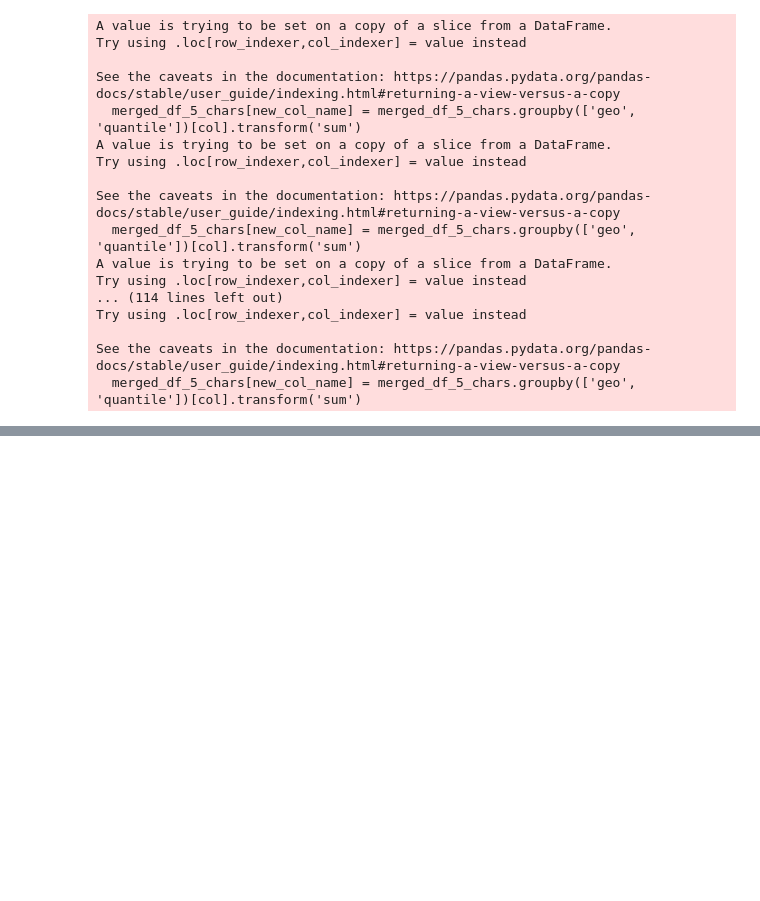
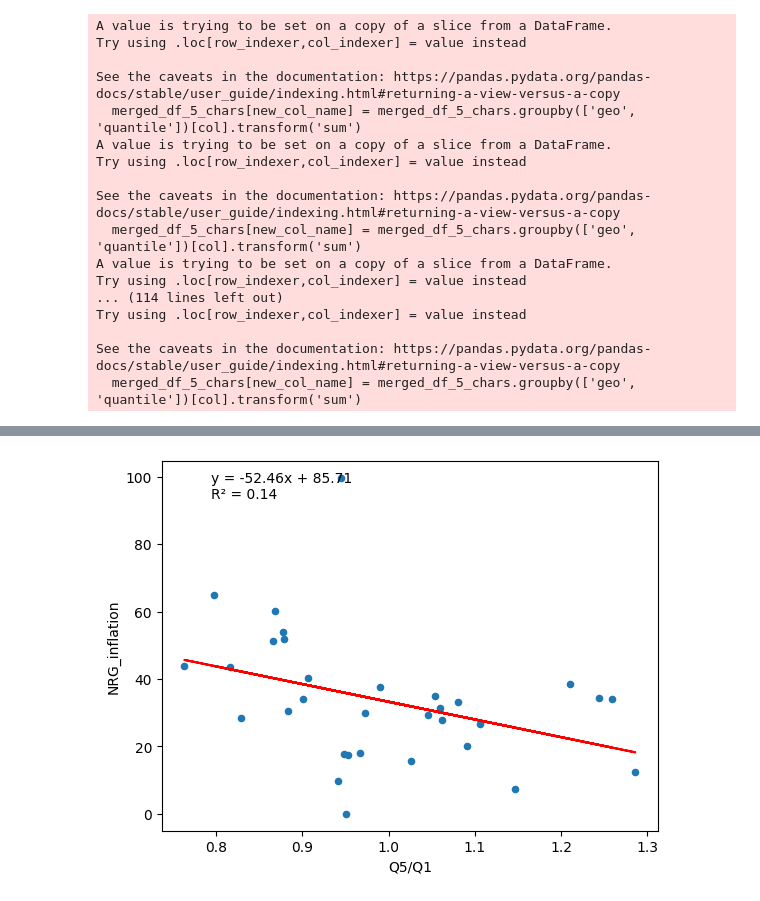
Before and after one commit to rm951/memoireESCP, a Jupyter notebook: figure8.ipynb, the cells around one changed output, grey strips where cells are left out. Saved outputs shown, nothing was run; the diff lists cells and outputs as text; code cells hidden in the pictures; blank space fills up the shorter version.

```diff
--- a/figure8.ipynb
+++ b/figure8.ipynb
@@ -76,0 +193,29 @@ df_inflation = df_inflation.loc[~df_inflation['geo'].isin(['IT', 'EA'])]
+# %%
+import pandas as pd
+import matplotlib.pyplot as plt
+from scipy.stats import linregress
+
+
+# Calculate Q5/Q1 and add it as a new column to the DataFrame
+df_inflation_by_quintile_2022_03['Q5/Q1'] = df_inflation_by_quintile_2022_03['QUINTILE5'] / df_inflation_by_quintile_2022_03['QUINTILE1']
+
+# Perform linear regression between Q5/Q1 and NRG_inflation
+slope, intercept, r_value, p_value, std_err = linregress(df_inflation_by_quintile_2022_03['Q5/Q1'], df_inflation_by_quintile_2022_03['NRG_inflation'])
+
+# Create a scatter plot with Q5/Q1 on the x-axis and NRG_inflation on the y-axis
+df_inflation_by_quintile_2022_03.plot.scatter(x='Q5/Q1', y='NRG_inflation')
+
+# Add the regression line to the plot
+plt.plot(df_inflation_by_quintile_2022_03['Q5/Q1'], slope * df_inflation_by_quintile_2022_03['Q5/Q1'] + intercept, color='red')
+
+# Add labels to the axes
+plt.xlabel('Q5/Q1')
+plt.ylabel('NRG_inflation')
+
+# Add the regression equation to the plot
+plt.annotate(f'y = {slope:.2f}x + {intercept:.2f}\nR² = {r_value ** 2:.2f}', xy=(0.1, 0.9), xycoords='axes fraction')
+
+# Show the plot
+plt.show()
+# %% [output]
+[figure, added]
```
Also changed, not shown: parts of 14 cells of this notebook, 1 other file.
